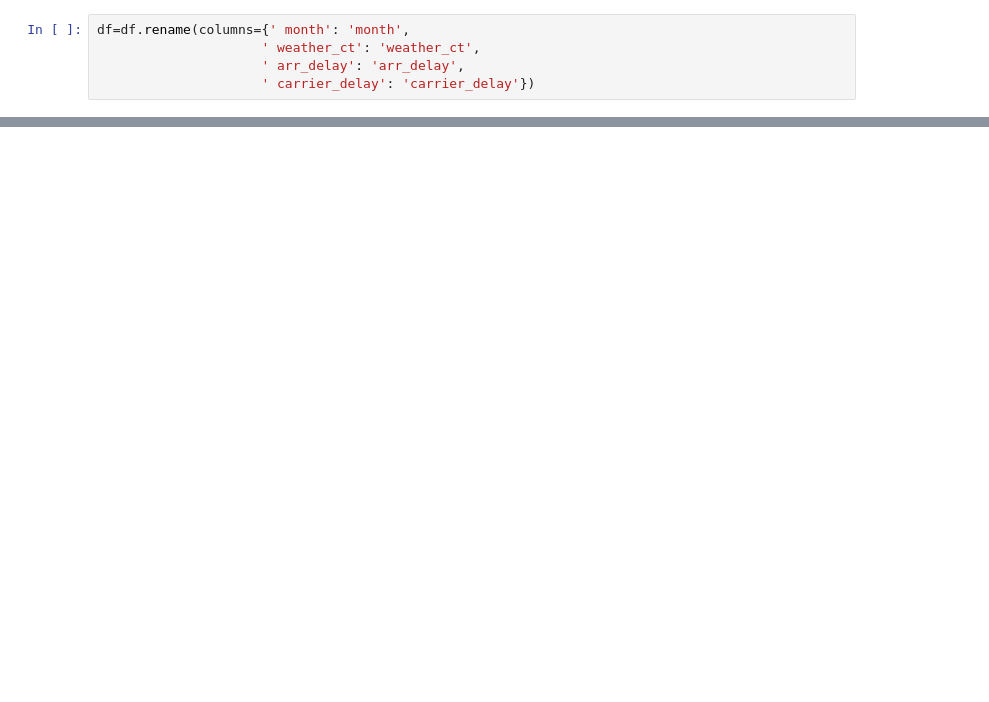
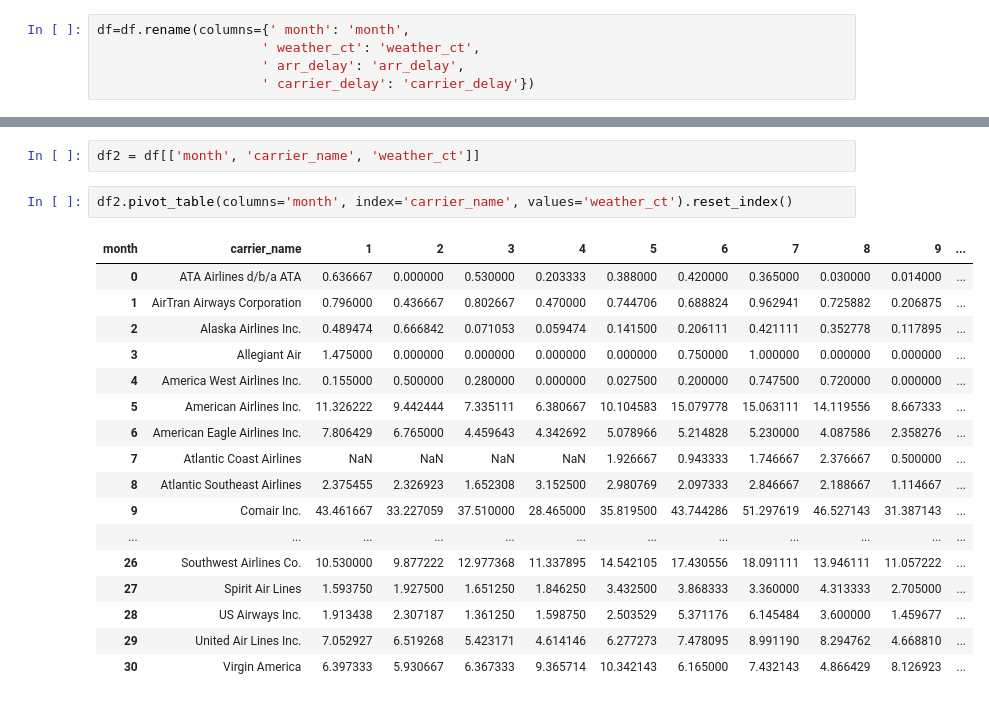
Before and after one commit to elenamlutz/data-studio-projects, a Jupyter notebook: Week 3/Airline Delays, 2004-2019.ipynb, the cells around one changed output, grey strips where cells are left out. Drawn from its saved outputs; the diff is of its cells as text; blank space fills up the shorter version.

```diff
--- a/Week 3/Airline Delays, 2004-2019.ipynb
+++ b/Week 3/Airline Delays, 2004-2019.ipynb
@@ -91,0 +110,22 @@ Name:  weather_ct, dtype: float64
+# %%
+df2 = df[['month', 'carrier_name', 'weather_ct']]
+# %%
+df2.pivot_table(columns='month', index='carrier_name', values='weather_ct').reset_index()
+# %% [output]
+| month | carrier_name | 1 | 2 | 3 | 4 | 5 | 6 | 7 | 8 | 9 | ... |
+| 0 | ATA Airlines d/b/a ATA | 0.636667 | 0.000000 | 0.530000 | 0.203333 | 0.388000 | 0.420000 | 0.365000 | 0.030000 | 0.014000 | ... |
+| 1 | AirTran Airways Corporation | 0.796000 | 0.436667 | 0.802667 | 0.470000 | 0.744706 | 0.688824 | 0.962941 | 0.725882 | 0.206875 | ... |
+| 2 | Alaska Airlines Inc. | 0.489474 | 0.666842 | 0.071053 | 0.059474 | 0.141500 | 0.206111 | 0.421111 | 0.352778 | 0.117895 | ... |
+| 3 | Allegiant Air | 1.475000 | 0.000000 | 0.000000 | 0.000000 | 0.000000 | 0.750000 | 1.000000 | 0.000000 | 0.000000 | ... |
+| 4 | America West Airlines Inc. | 0.155000 | 0.500000 | 0.280000 | 0.000000 | 0.027500 | 0.200000 | 0.747500 | 0.720000 | 0.000000 | ... |
+| 5 | American Airlines Inc. | 11.326222 | 9.442444 | 7.335111 | 6.380667 | 10.104583 | 15.079778 | 15.063111 | 14.119556 | 8.667333 | ... |
+| 6 | American Eagle Airlines Inc. | 7.806429 | 6.765000 | 4.459643 | 4.342692 | 5.078966 | 5.214828 | 5.230000 | 4.087586 | 2.358276 | ... |
+| 7 | Atlantic Coast Airlines | NaN | NaN | NaN | NaN | 1.926667 | 0.943333 | 1.746667 | 2.376667 | 0.500000 | ... |
+| 8 | Atlantic Southeast Airlines | 2.375455 | 2.326923 | 1.652308 | 3.152500 | 2.980769 | 2.097333 | 2.846667 | 2.188667 | 1.114667 | ... |
+| 9 | Comair Inc. | 43.461667 | 33.227059 | 37.510000 | 28.465000 | 35.819500 | 43.744286 | 51.297619 | 46.527143 | 31.387143 | ... |
+| ... | ... | ... | ... | ... | ... | ... | ... | ... | ... | ... | ... |
+| 26 | Southwest Airlines Co. | 10.530000 | 9.877222 | 12.977368 | 11.337895 | 14.542105 | 17.430556 | 18.091111 | 13.946111 | 11.057222 | ... |
+| 27 | Spirit Air Lines | 1.593750 | 1.927500 | 1.651250 | 1.846250 | 3.432500 | 3.868333 | 3.360000 | 4.313333 | 2.705000 | ... |
+| 28 | US Airways Inc. | 1.913438 | 2.307187 | 1.361250 | 1.598750 | 2.503529 | 5.371176 | 6.145484 | 3.600000 | 1.459677 | ... |
+| 29 | United Air Lines Inc. | 7.052927 | 6.519268 | 5.423171 | 4.614146 | 6.277273 | 7.478095 | 8.991190 | 8.294762 | 4.668810 | ... |
+| 30 | Virgin America | 6.397333 | 5.930667 | 6.367333 | 9.365714 | 10.342143 | 6.165000 | 7.432143 | 4.866429 | 8.126923 | ... |
```
Also changed, not shown: parts of 12 cells of this notebook.
